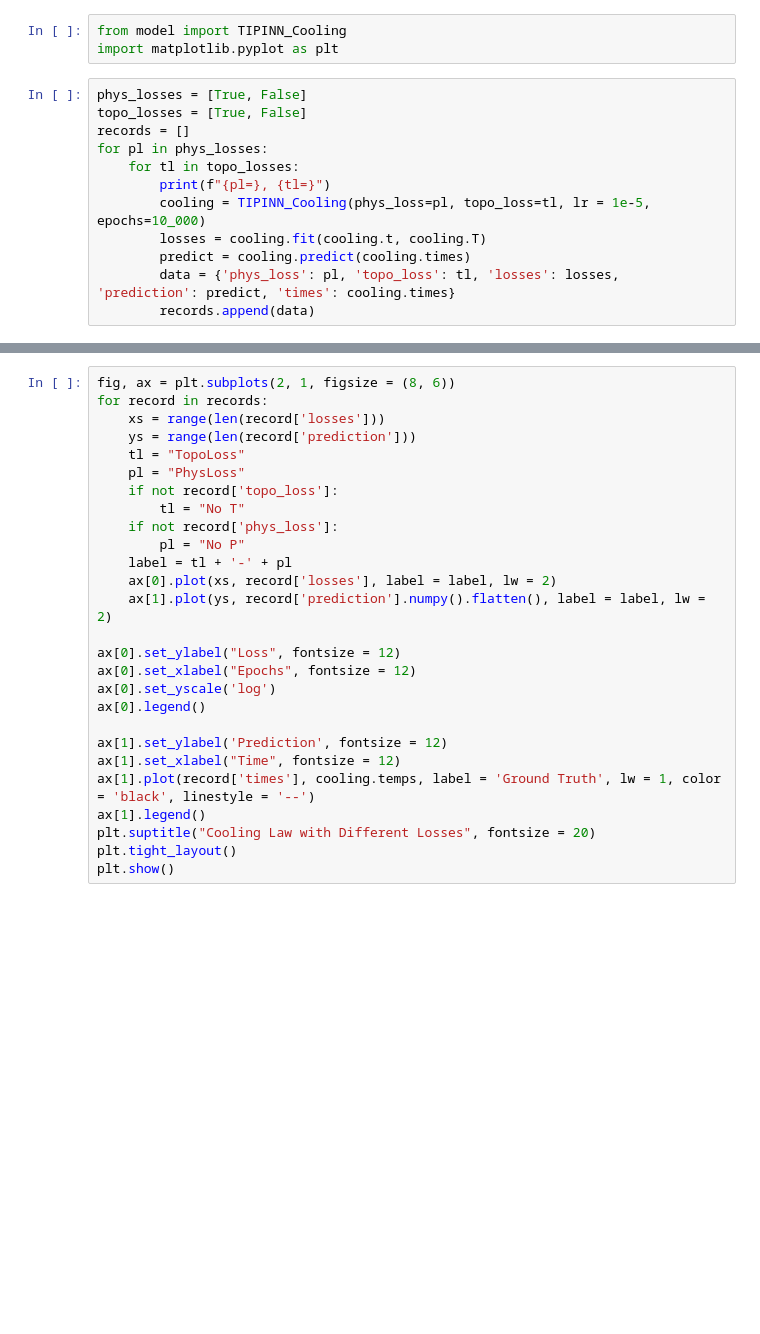
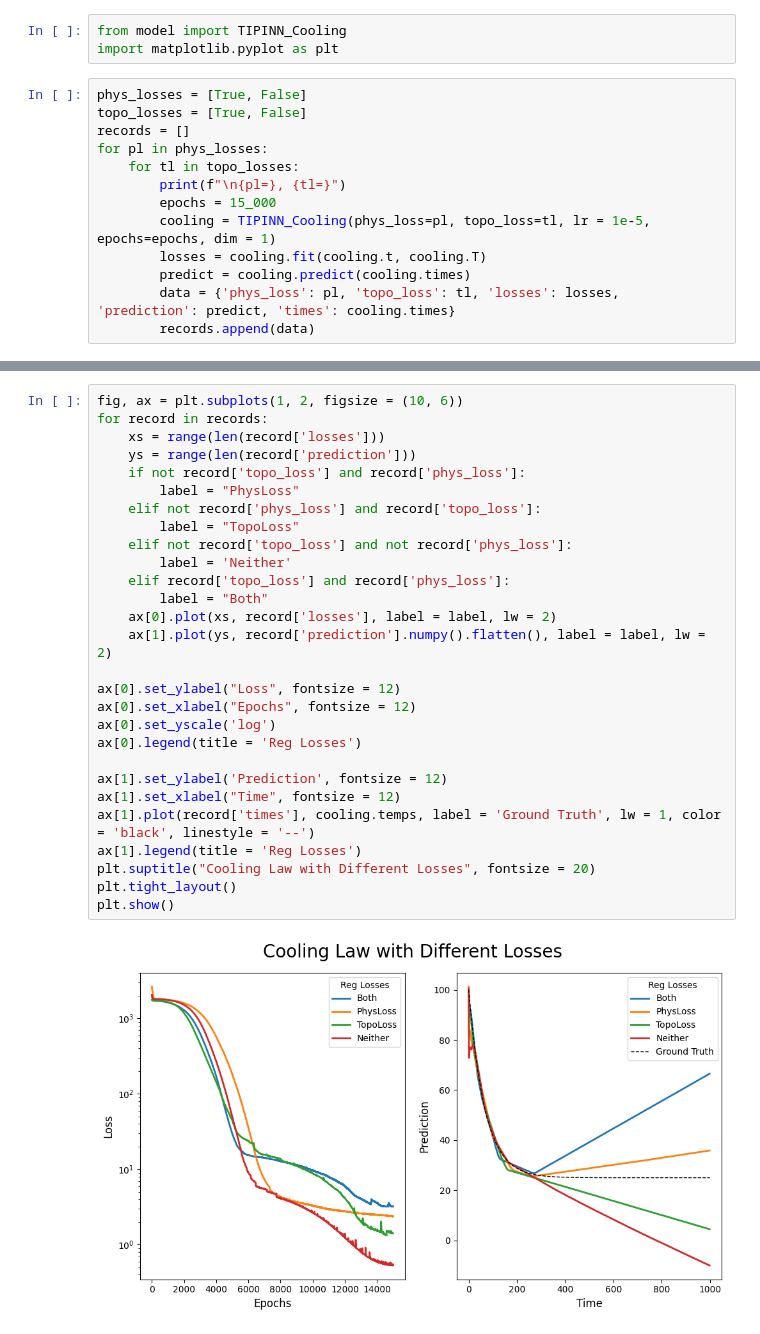
Before and after one commit to ckovacs2/TIPINN, a Jupyter notebook: quick_prediction.ipynb, the cells around one changed output, grey strips where cells are left out. Saved outputs shown, nothing was run; the diff lists cells and outputs as text; blank space fills up the shorter version.

```diff
--- a/quick_prediction.ipynb
+++ b/quick_prediction.ipynb
@@ -7,8 +7,9 @@ topo_losses = [True, False]
 records = []
 for pl in phys_losses:
     for tl in topo_losses:
-        print(f"{pl=}, {tl=}")
-        cooling = TIPINN_Cooling(phys_loss=pl, topo_loss=tl, lr = 1e-5, epochs=10_000)
+        print(f"\n{pl=}, {tl=}")
+        epochs = 15_000
+        cooling = TIPINN_Cooling(phys_loss=pl, topo_loss=tl, lr = 1e-5, epochs=epochs, dim = 1)
         losses = cooling.fit(cooling.t, cooling.T)
         predict = cooling.predict(cooling.times)
         data = {'phys_loss': pl, 'topo_loss': tl, 'losses': losses, 'prediction': predict, 'times': cooling.times}
@@ -19,27 +21,30 @@ Error:
 # %%
-fig, ax = plt.subplots(2, 1, figsize = (8, 6))
+fig, ax = plt.subplots(1, 2, figsize = (10, 6))
 for record in records:
     xs = range(len(record['losses']))
     ys = range(len(record['prediction']))
-    tl = "TopoLoss"
-    pl = "PhysLoss"
-    if not record['topo_loss']:
-        tl = "No T"
-    if not record['phys_loss']:
-        pl = "No P"
-    label = tl + '-' + pl
+    if not record['topo_loss'] and record['phys_loss']:
+        label = "PhysLoss"
+    elif not record['phys_loss'] and record['topo_loss']:
+        label = "TopoLoss"
+    elif not record['topo_loss'] and not record['phys_loss']:
+        label = 'Neither'
+    elif record['topo_loss'] and record['phys_loss']:
+        label = "Both"
     ax[0].plot(xs, record['losses'], label = label, lw = 2)
     ax[1].plot(ys, record['prediction'].numpy().flatten(), label = label, lw = 2)
 
 ax[0].set_ylabel("Loss", fontsize = 12)
 ax[0].set_xlabel("Epochs", fontsize = 12)
 ax[0].set_yscale('log')
-ax[0].legend()
+ax[0].legend(title = 'Reg Losses')
 
 ax[1].set_ylabel('Prediction', fontsize = 12)
 ax[1].set_xlabel("Time", fontsize = 12)
 ax[1].plot(record['times'], cooling.temps, label = 'Ground Truth', lw = 1, color = 'black', linestyle = '--')
-ax[1].legend()
+ax[1].legend(title = 'Reg Losses')
 plt.suptitle("Cooling Law with Different Losses", fontsize = 20)
 plt.tight_layout()
 plt.show()
+# %% [output]
+[figure, added]
```
Also changed, not shown: parts of 1 cell of this notebook, 1 other file.
